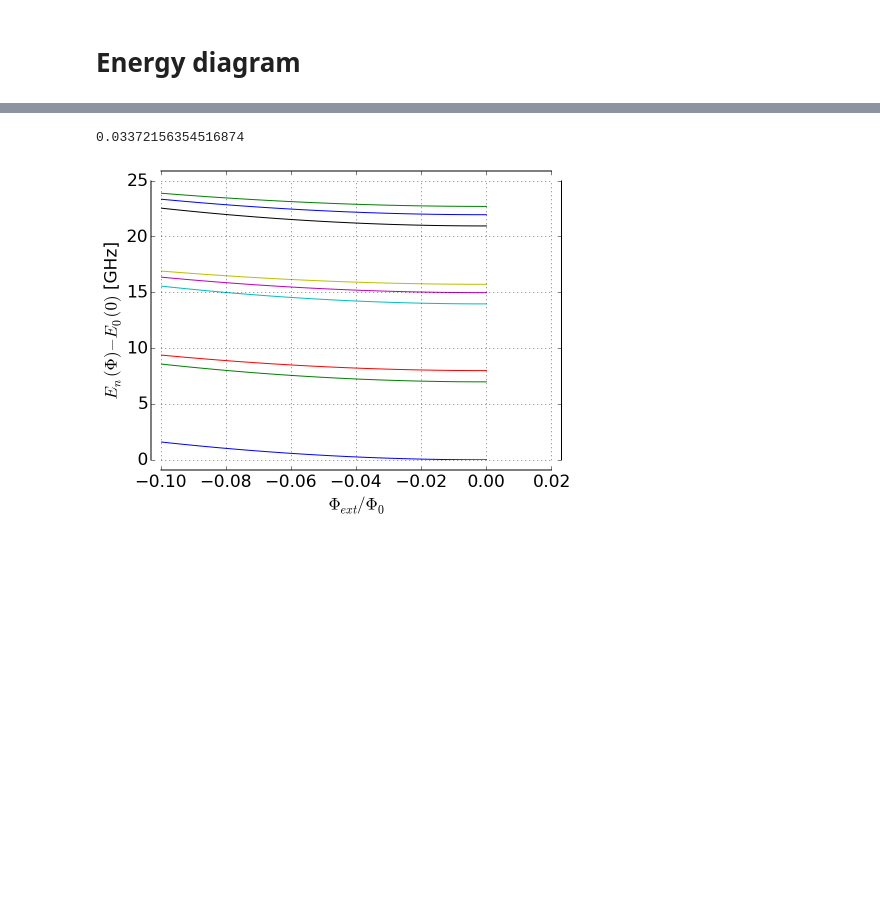
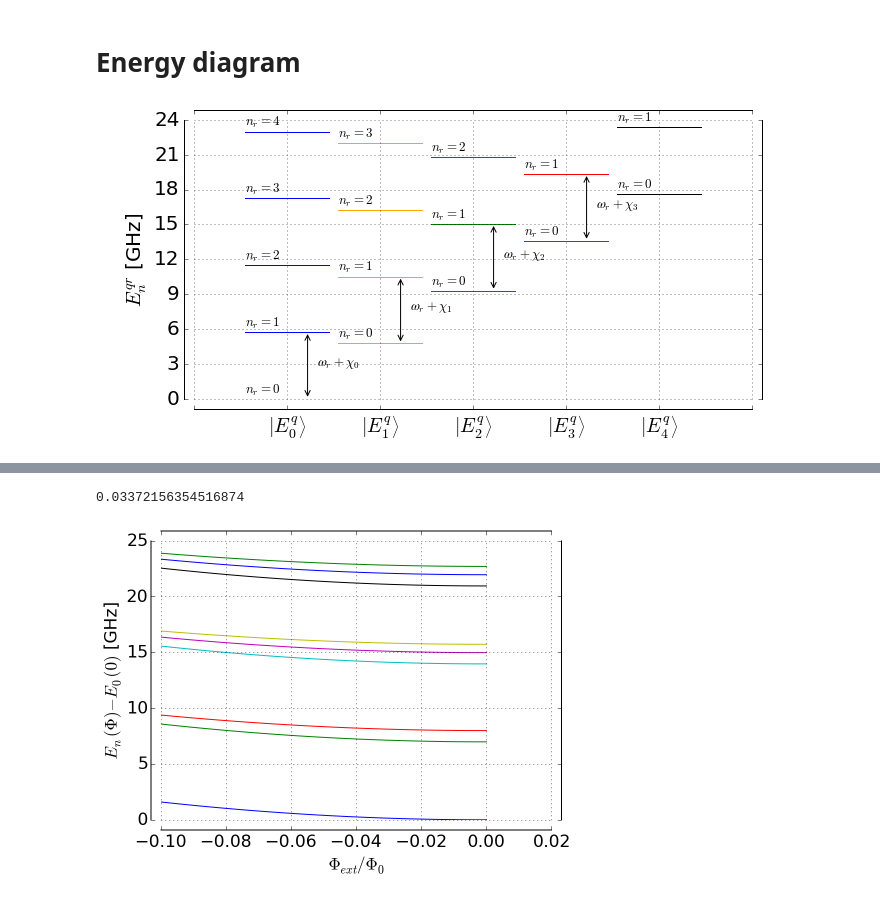
Before and after one commit to vdrhtc/Xmons, a Jupyter notebook: Qutip/CPB cQED.ipynb, the cells around one changed output, grey strips where cells are left out. Saved outputs shown, nothing was run; the diff lists cells and outputs as text; code cells hidden in the pictures; blank space fills up the shorter version.

```diff
--- a/Qutip/CPB cQED.ipynb
+++ b/Qutip/CPB cQED.ipynb
@@ -142,3 +147,27 @@ for state in evecs:
+# %%
+X = array([-0.45, 0.45])
+
+for n_r in nrs:
+    for n_q in nqs[:5]:
+        plt.plot(X+n_q, np.around(ones_like(X)*E_rs[n_r, n_q] - E_0, 5), colors[n_q])
+        plt.annotate("$n_r=%i$"%n_r, (X[0]+n_q, E_rs[n_r, n_q] - E_0+0.5),
+                     (X[0]+n_q, E_rs[n_r, n_q] - E_0+0.5), fontsize=13)
+        if n_r==1 and n_q<4:
+            annotate_distance(plt.gca(), "$ω_r + \chi_%i$"%n_q,
+                              (n_q+X[-1]/2, E_rs[n_r-1, n_q] - E_0), (n_q+X[-1]/2, E_rs[n_r, n_q] - E_0), None, 13)
+
+spines()
+plt.gcf().set_size_inches(10, 5)
+plt.xticks(linspace(-1, 5, 7))
+plt.yticks(linspace(0, 27, 10))
+plt.gca().set_xticklabels([""]+[r"$\left.|E^q_%i\right>$"%i for i in range(0,5)])
+plt.ylabel("$E^{qr}_n$ [GHz]")
+plt.grid()
+plt.ylim(0, 24)
+
+plt.savefig("diagram_q<r.pdf", format="pdf")
+# %% [output]
+[figure, added]
 # %%
 X = array([-0.45, 0.45])
 
```
Also changed, not shown: parts of 8 cells of this notebook, 9 other files.
